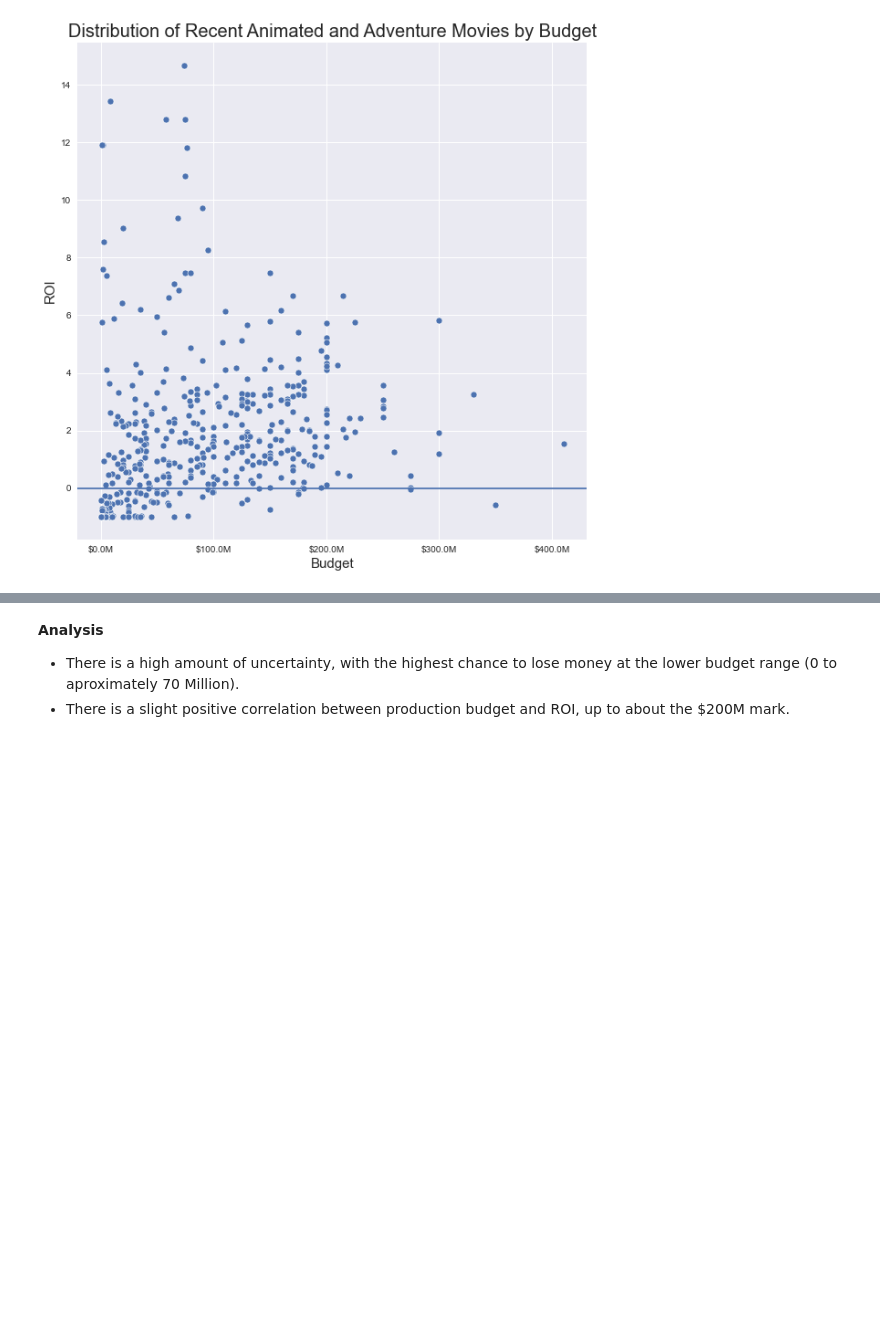
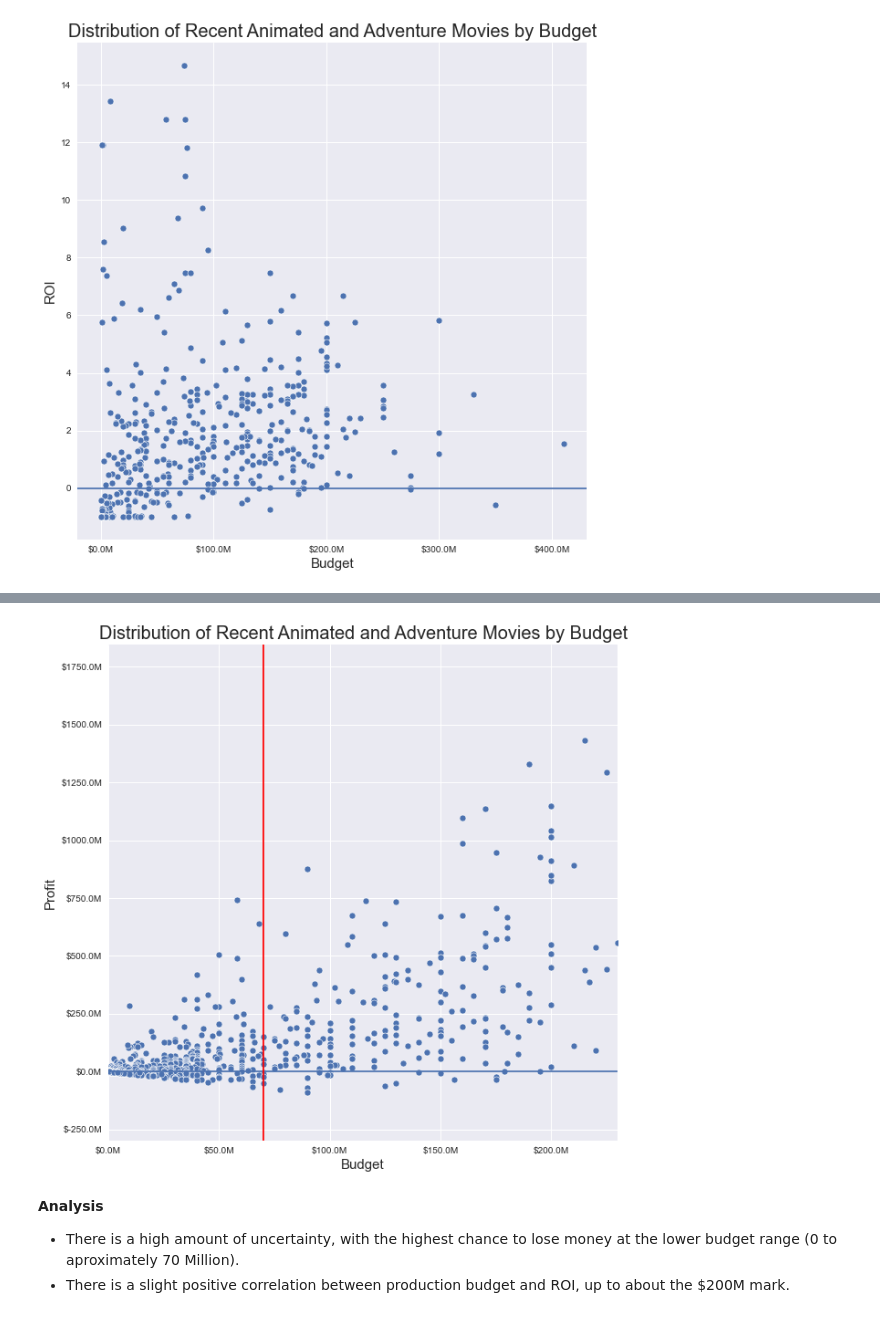
Before and after one commit to jxn628/dsc-phase-1-project, a Jupyter notebook: student.ipynb, the cells around one changed output, grey strips where cells are left out. Saved outputs shown, nothing was run; the diff lists cells and outputs as text; code cells hidden in the pictures; blank space fills up the shorter version.

```diff
--- a/student.ipynb
+++ b/student.ipynb
@@ -1092,6 +1132,9 @@ genre_performance_df.iloc[0:2]
 animated_movies = recent_data.loc[(recent_data['genres_list'] == 'Animation')]
 adventure_movies = recent_data.loc[(recent_data['genres_list'] == 'Adventure')]
 recommendation_1 = animated_movies.append(adventure_movies)
+# %%
+low_budget_genres = ['Sci-Fi', 'Action', 'Fantasy']
+recommendation_1b = recent_data.loc[(recent_data['genres_list'].isin(low_budget_genres))]
 # %% [markdown]
 ### Scatterplot - Distribution of Animated and Adventure
 # %%
@@ -1112,3 +1175,25 @@ plt.show();
+# %%
+fig, ax = plt.subplots(figsize=(10,10))
+p = sns.scatterplot(x="production_budget", y="total_profit", data=recommendation_1b);
+
+p.set_xlabel("Budget", fontsize = 15)
+p.set_ylabel("Profit", fontsize = 15)
+p.xaxis.set_major_formatter(display_millions)
+p.yaxis.set_major_formatter(display_millions)
+
+#plt.ylim(0, 125000000)
+plt.xlim(0, 230000000)
+
+
+p.set_title("Distribution of Recent Animated and Adventure Movies by Budget", fontsize = 20)
+plt.figsize=(15,10)
+plt.axhline(y=0)
+plt.axvline(x=70000000, color='red')
+plt.savefig('images/project_1_scatter_1')
+
+plt.show();
+# %% [output]
+[figure, added]
 # %% [markdown]
 **Analysis**
 - There is a high amount of uncertainty, with the highest chance to lose money at the lower budget range (0  to aproximately 70 Million).
```
Also changed, not shown: parts of 10 cells of this notebook.
